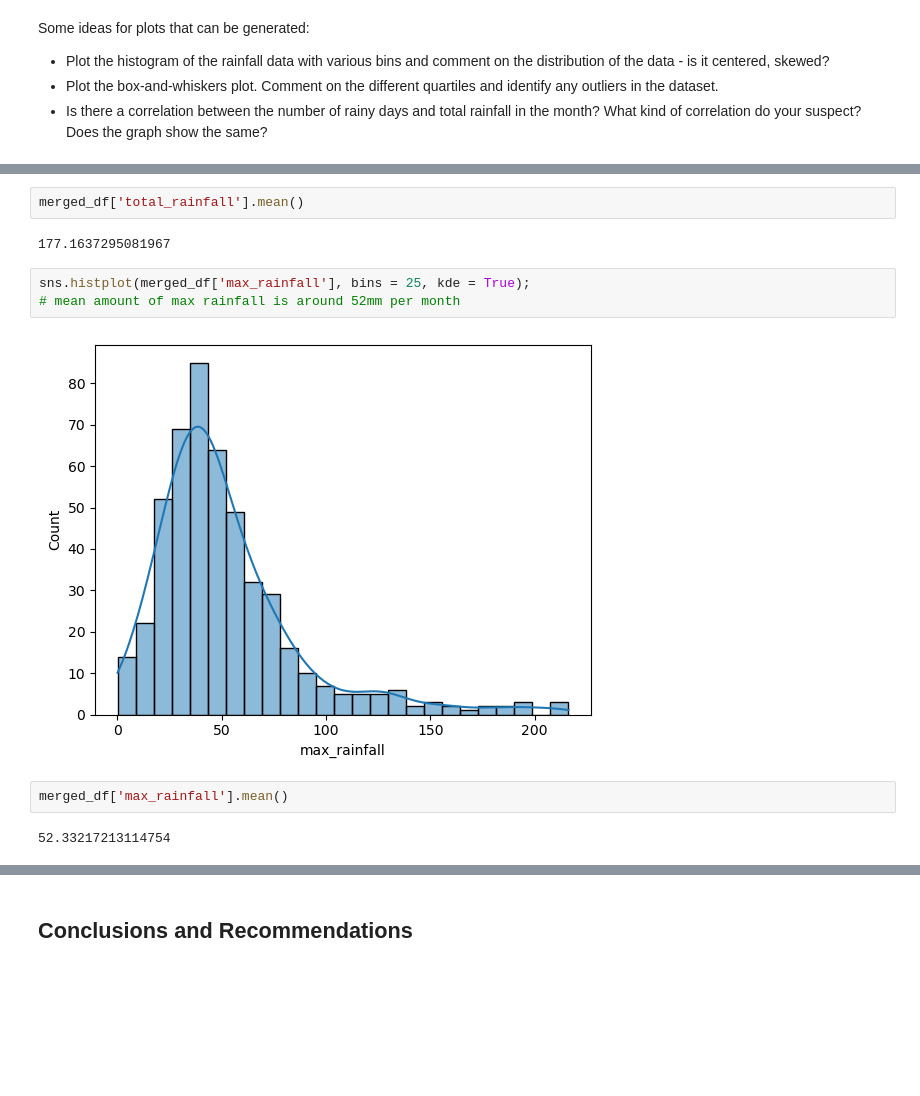
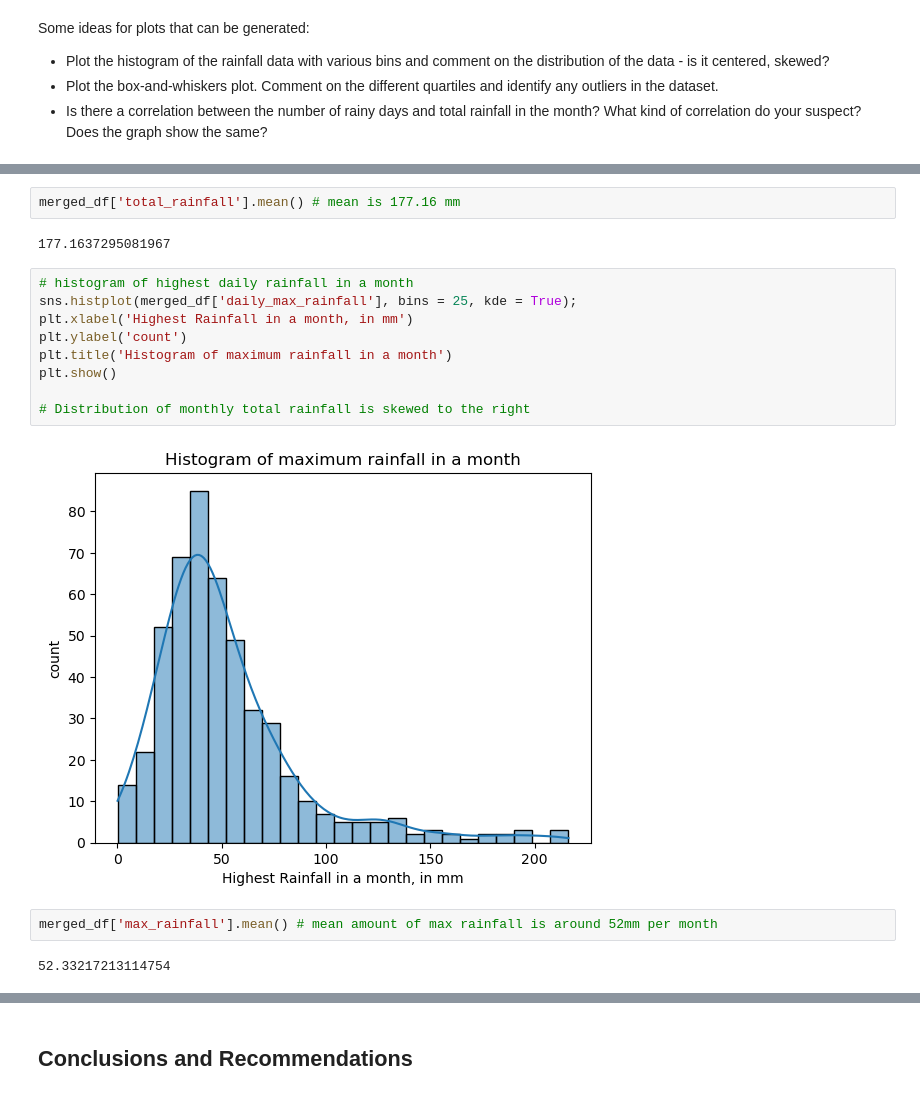
Before and after one commit to lishing/ga_project1_dsif9, a Jupyter notebook: code/starter-code.ipynb, the cells around one changed output, grey strips where cells are left out. Drawn from its saved outputs; the diff is of its cells as text; blank space fills up the shorter version.

```diff
--- a/code/starter-code.ipynb
+++ b/code/starter-code.ipynb
@@ -759,13 +893,19 @@ sns.histplot(merged_df['total_rainfall'], bins = 25, kde = True);
 # %%
-merged_df['total_rainfall'].mean()
+merged_df['total_rainfall'].mean() # mean is 177.16 mm
 # %% [output]
 177.1637295081967
+# %%
+# histogram of highest daily rainfall in a month
+sns.histplot(merged_df['daily_max_rainfall'], bins = 25, kde = True);
+plt.xlabel('Highest Rainfall in a month, in mm')
+plt.ylabel('count')
+plt.title('Histogram of maximum rainfall in a month')
+plt.show()
+
+# Distribution of monthly total rainfall is skewed to the right
+# %% [output]
+[figure, added]
 # %%
-sns.histplot(merged_df['max_rainfall'], bins = 25, kde = True);
-# mean amount of max rainfall is around 52mm per month
+merged_df['max_rainfall'].mean() # mean amount of max rainfall is around 52mm per month
 # %% [output]
-[figure, removed]
+52.33217213114754
-# %%
-merged_df['max_rainfall'].mean()
-# %% [output]
-52.33217213114754
```
Also changed, not shown: parts of 59 cells of this notebook, 4 other files.
